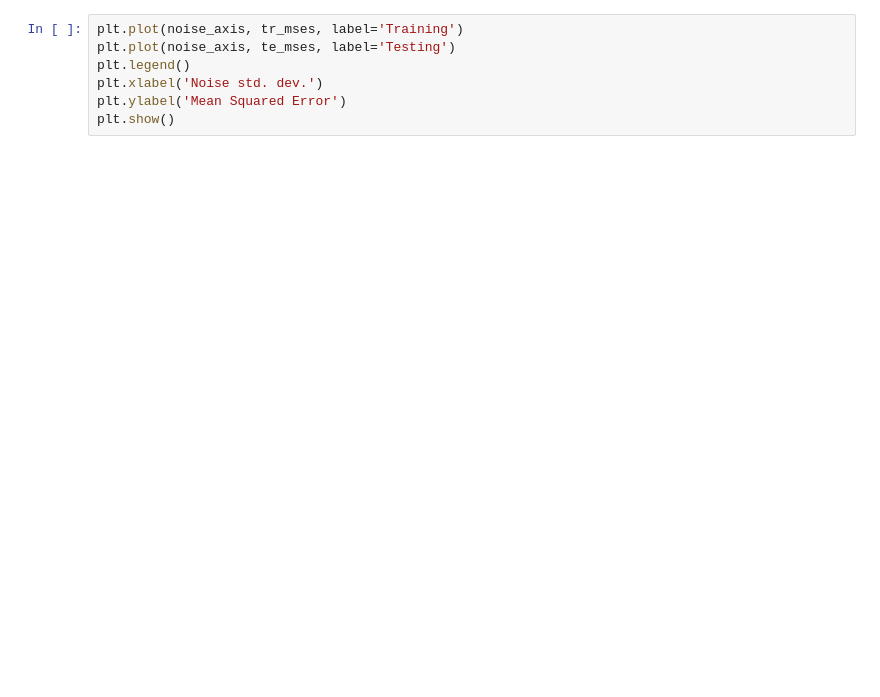
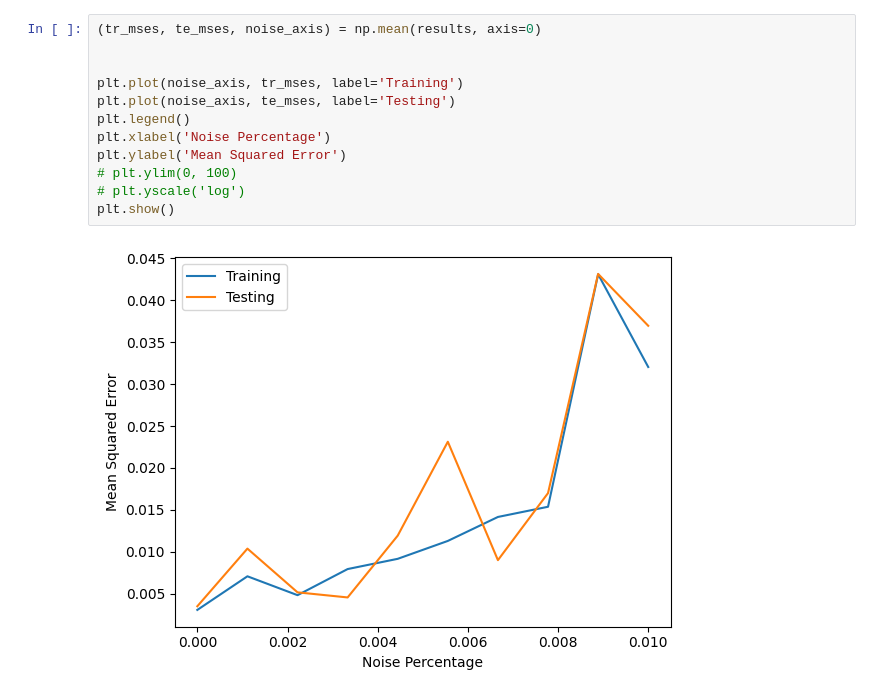
Before and after one commit to rfebbo/SNN_DPE, a Jupyter notebook: noise_vs_mse.ipynb, the cells around one changed output. Saved outputs shown, nothing was run; the diff lists cells and outputs as text; blank space fills up the shorter version.

```diff
--- a/noise_vs_mse.ipynb
+++ b/noise_vs_mse.ipynb
@@ -50,7 +60,14 @@ for _ in tqdm(range(10)):
 # %%
+(tr_mses, te_mses, noise_axis) = np.mean(results, axis=0)
+
+
 plt.plot(noise_axis, tr_mses, label='Training')
 plt.plot(noise_axis, te_mses, label='Testing')
 plt.legend()
-plt.xlabel('Noise std. dev.')
+plt.xlabel('Noise Percentage')
 plt.ylabel('Mean Squared Error')
+# plt.ylim(0, 100)
+# plt.yscale('log')
 plt.show()
+# %% [output]
+[figure, added]
```
Also changed, not shown: parts of 3 cells of this notebook, 5 other files.
